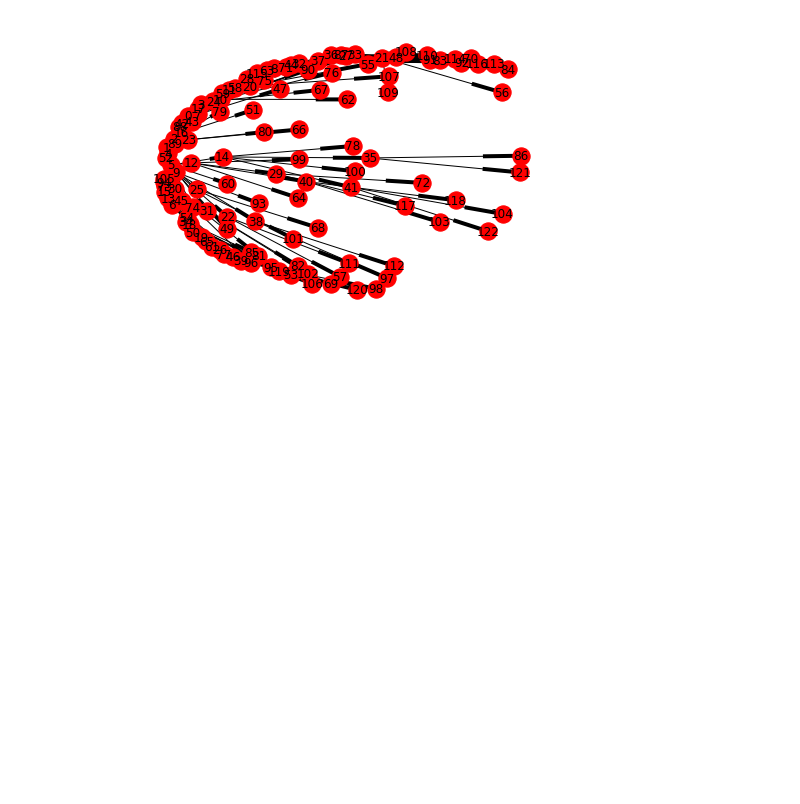
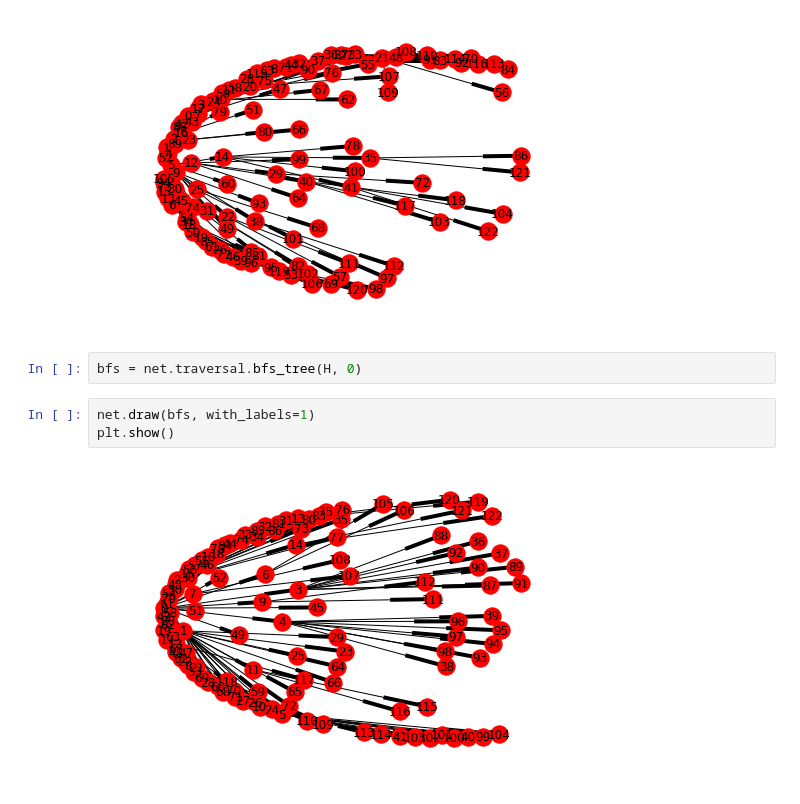
Before and after one commit to Shampjeff/cuny_msds, a Jupyter notebook: DATA_620/wk3_hw/wk3_hw.ipynb, the cells around one changed output. Cells and saved outputs as stored; diff of their text form; blank space fills up the shorter version.

```diff
--- a/DATA_620/wk3_hw/wk3_hw.ipynb
+++ b/DATA_620/wk3_hw/wk3_hw.ipynb
@@ -110,3 +118,10 @@ net.draw(dfs, with_labels=1)
 plt.show()
 # %% [output]
 [figure]
+# %%
+bfs = net.traversal.bfs_tree(H, 0)
+# %%
+net.draw(bfs, with_labels=1)
+plt.show()
+# %% [output]
+[figure, added]
```
Also changed, not shown: parts of 3 cells of this notebook.
